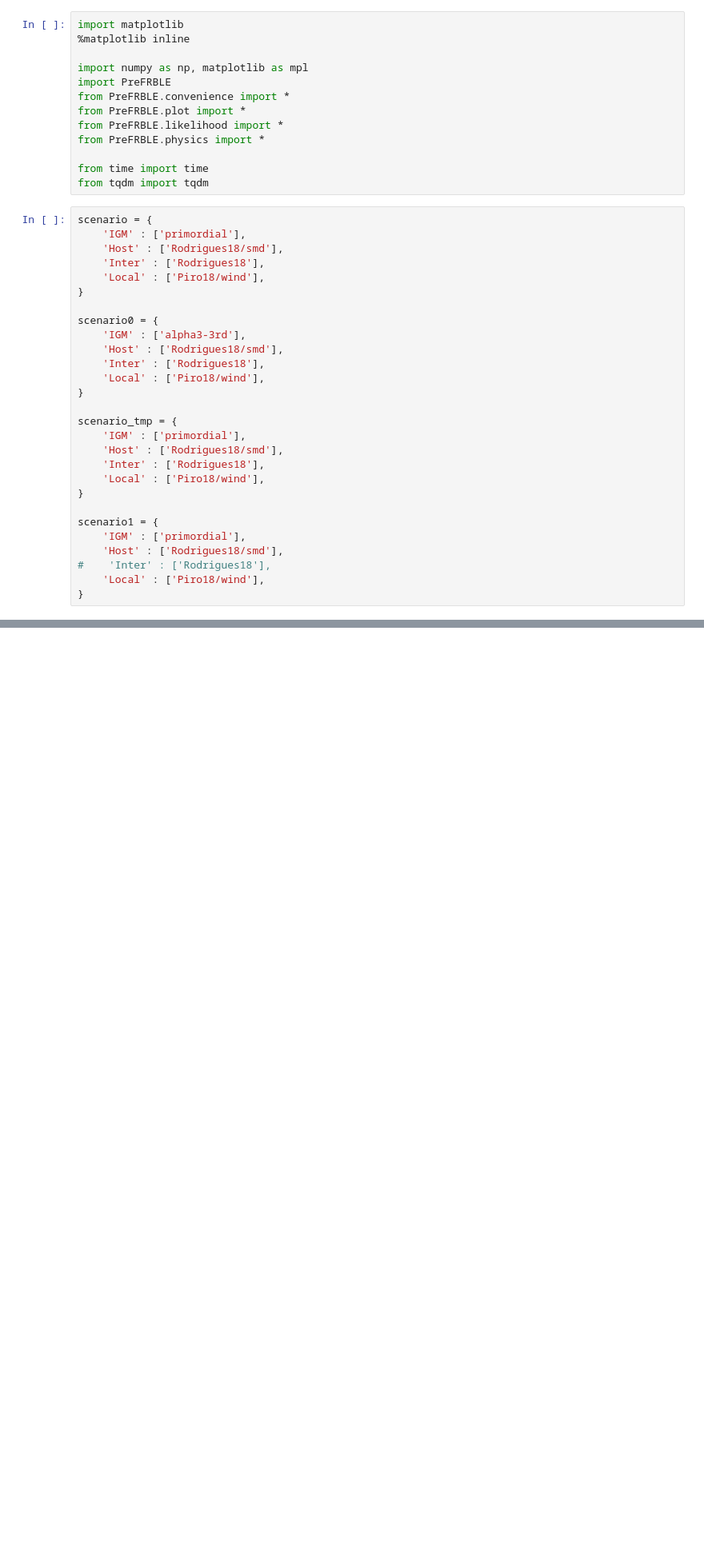
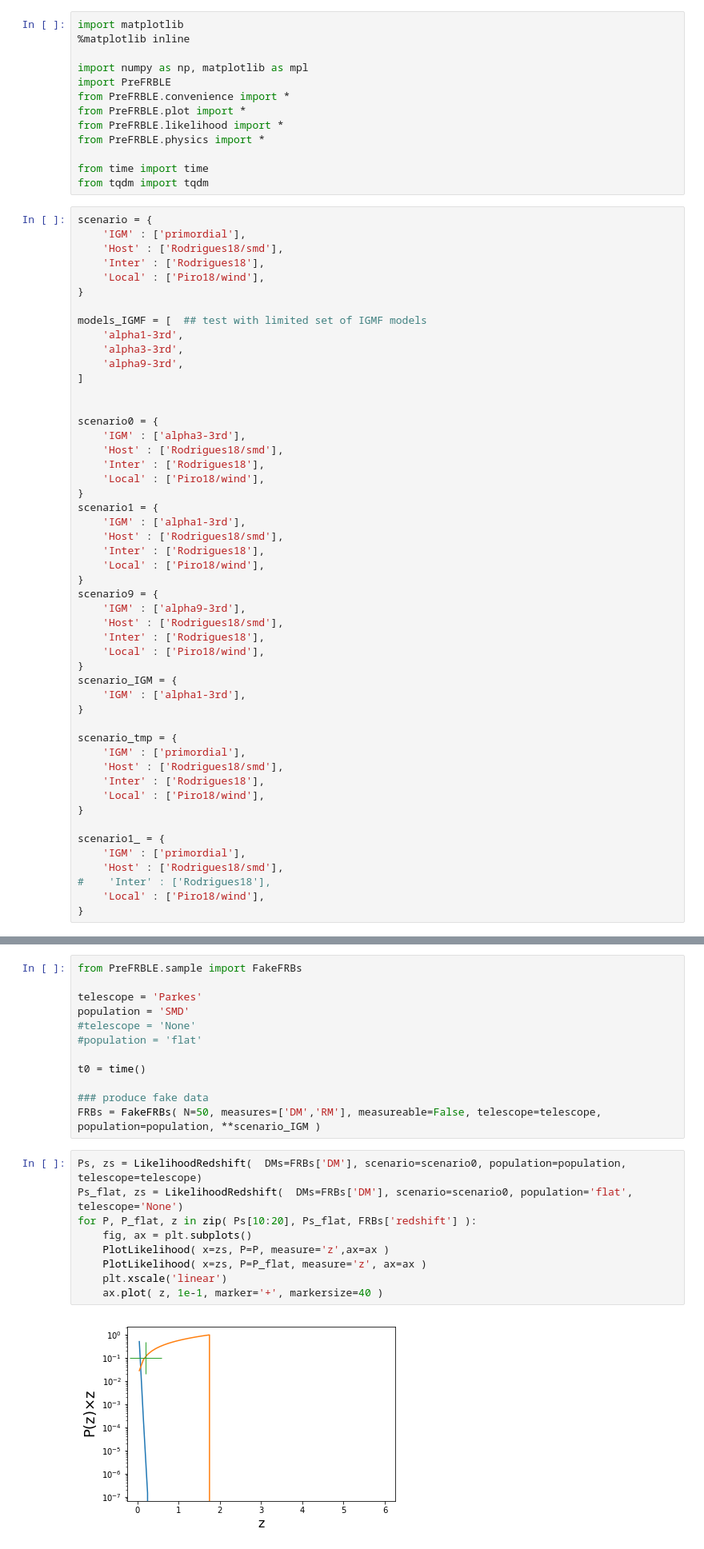
Before and after one commit to FRBs/PreFRBLE, a Jupyter notebook: notebooks/PreFRBLE_Likelihood.ipynb, the cells around one changed output, grey strips where cells are left out. Shown at 80% size. Drawn from its saved outputs; the diff is of its cells as text; blank space fills up the shorter version.

```diff
--- a/notebooks/PreFRBLE_Likelihood.ipynb
+++ b/notebooks/PreFRBLE_Likelihood.ipynb
@@ -19,11 +19,33 @@ scenario = {
     'Local' : ['Piro18/wind'],
 }
 
+models_IGMF = [  ## test with limited set of IGMF models
+    'alpha1-3rd',
+    'alpha3-3rd',
+    'alpha9-3rd',
+]
+
+
 scenario0 = {
     'IGM' : ['alpha3-3rd'],
     'Host' : ['Rodrigues18/smd'],
     'Inter' : ['Rodrigues18'],
     'Local' : ['Piro18/wind'],
+}
+scenario1 = {
+    'IGM' : ['alpha1-3rd'],
+    'Host' : ['Rodrigues18/smd'],
+    'Inter' : ['Rodrigues18'],
+    'Local' : ['Piro18/wind'],
+}
+scenario9 = {
+    'IGM' : ['alpha9-3rd'],
+    'Host' : ['Rodrigues18/smd'],
+    'Inter' : ['Rodrigues18'],
+    'Local' : ['Piro18/wind'],
+}
+scenario_IGM = {
+    'IGM' : ['alpha1-3rd'],
 }
 
 scenario_tmp = {
@@ -33,7 +55,7 @@ scenario_tmp = {
     'Local' : ['Piro18/wind'],
 }
 
-scenario1 = {
+scenario1_ = {
     'IGM' : ['primordial'],
     'Host' : ['Rodrigues18/smd'],
 #    'Inter' : ['Rodrigues18'],
@@ -52,0 +64,23 @@ NameError: name 'h5' is not defined
+# %%
+from PreFRBLE.sample import FakeFRBs
+
+telescope = 'Parkes'
+population = 'SMD'
+#telescope = 'None'
+#population = 'flat'
+
+t0 = time()
+
+### produce fake data
+FRBs = FakeFRBs( N=50, measures=['DM','RM'], measureable=False, telescope=telescope, population=population, **scenario_IGM )
+# %%
+Ps, zs = LikelihoodRedshift(  DMs=FRBs['DM'], scenario=scenario0, population=population, telescope=telescope)
+Ps_flat, zs = LikelihoodRedshift(  DMs=FRBs['DM'], scenario=scenario0, population='flat', telescope='None')
+for P, P_flat, z in zip( Ps[10:20], Ps_flat, FRBs['redshift'] ):
+    fig, ax = plt.subplots()
+    PlotLikelihood( x=zs, P=P, measure='z',ax=ax )
+    PlotLikelihood( x=zs, P=P_flat, measure='z', ax=ax )
+    plt.xscale('linear')
+    ax.plot( z, 1e-1, marker='+', markersize=40 )
+# %% [output]
+[figure, added]
```
Also changed, not shown: parts of 40 cells of this notebook, 9 other files.
